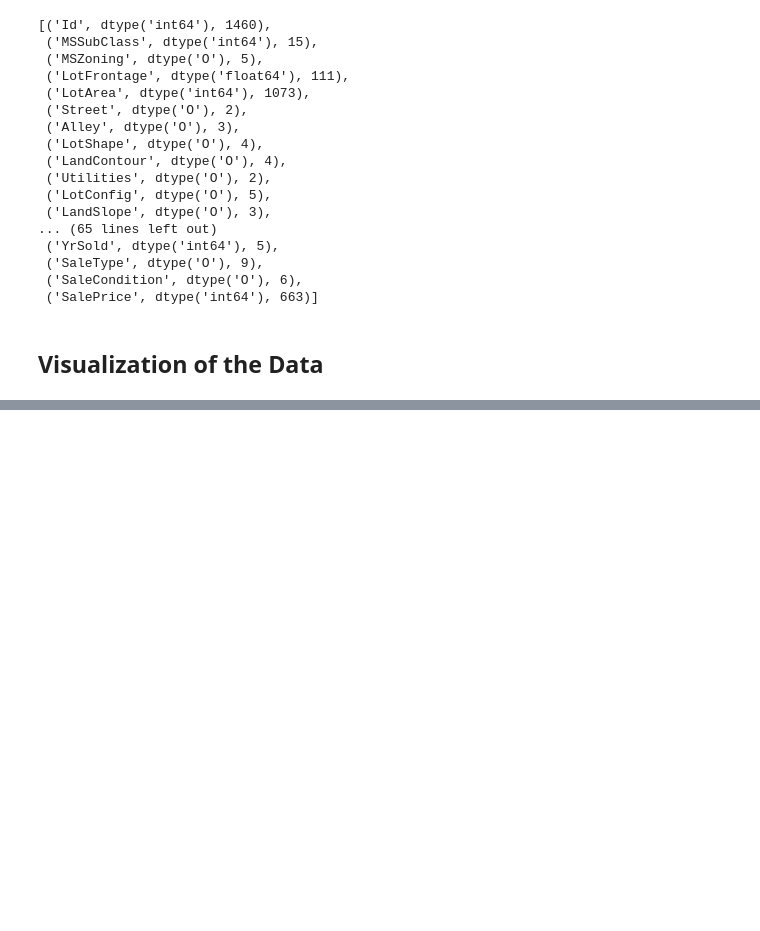
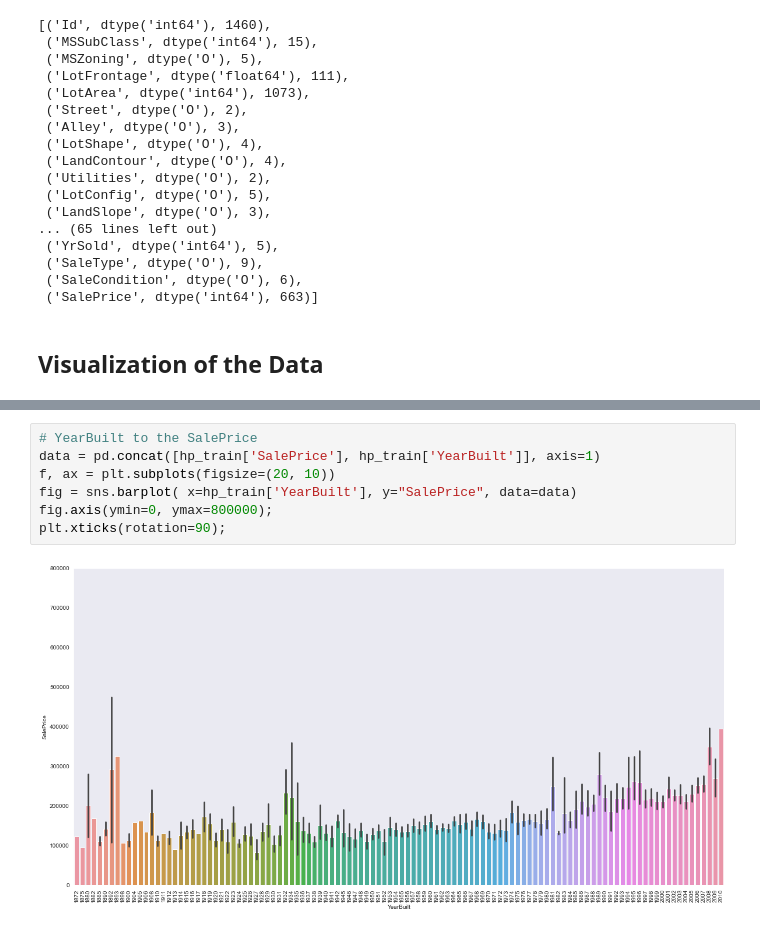
Before and after one commit to nandan1612/Kaggle_AdvanceRegression, a Jupyter notebook: advreg.ipynb, the cells around one changed output, grey strips where cells are left out. Drawn from its saved outputs; the diff is of its cells as text; blank space fills up the shorter version.

```diff
--- a/advreg.ipynb
+++ b/advreg.ipynb
@@ -162,0 +215,9 @@ list(zip(hp_train.columns,hp_train.dtypes,hp_train.nunique(dropna=False)))
+# %%
+# YearBuilt to the SalePrice
+data = pd.concat([hp_train['SalePrice'], hp_train['YearBuilt']], axis=1)
+f, ax = plt.subplots(figsize=(20, 10))
+fig = sns.barplot( x=hp_train['YearBuilt'], y="SalePrice", data=data)
+fig.axis(ymin=0, ymax=800000);
+plt.xticks(rotation=90);
+# %% [output]
+[figure, added]
```
Also changed, not shown: parts of 8 cells of this notebook.
